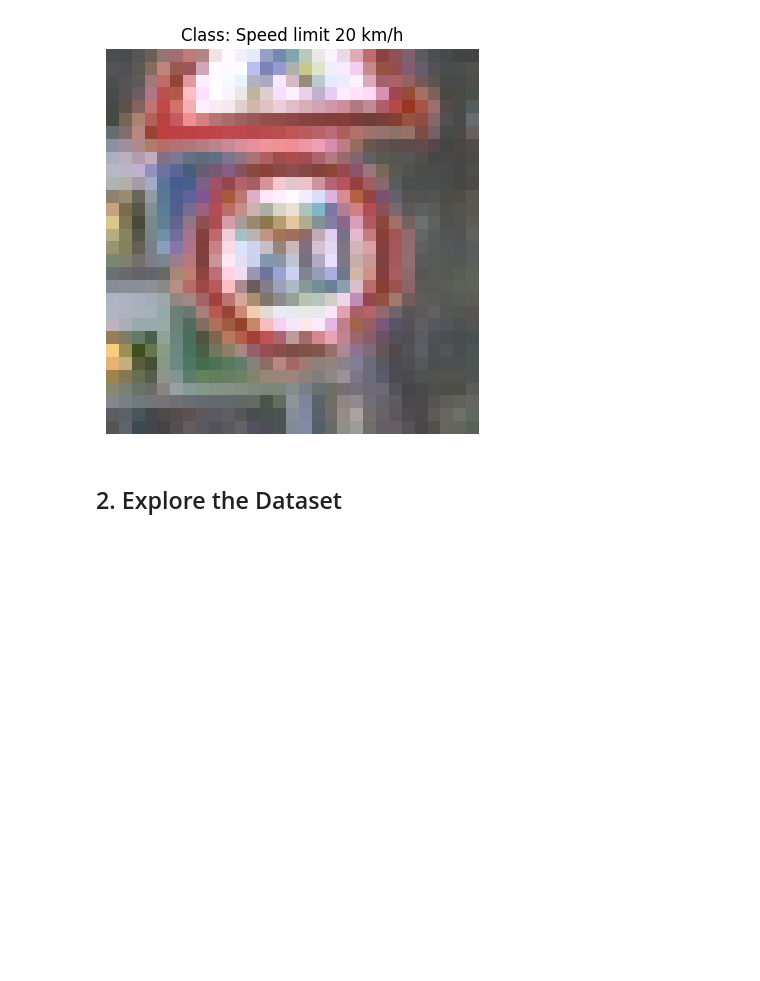
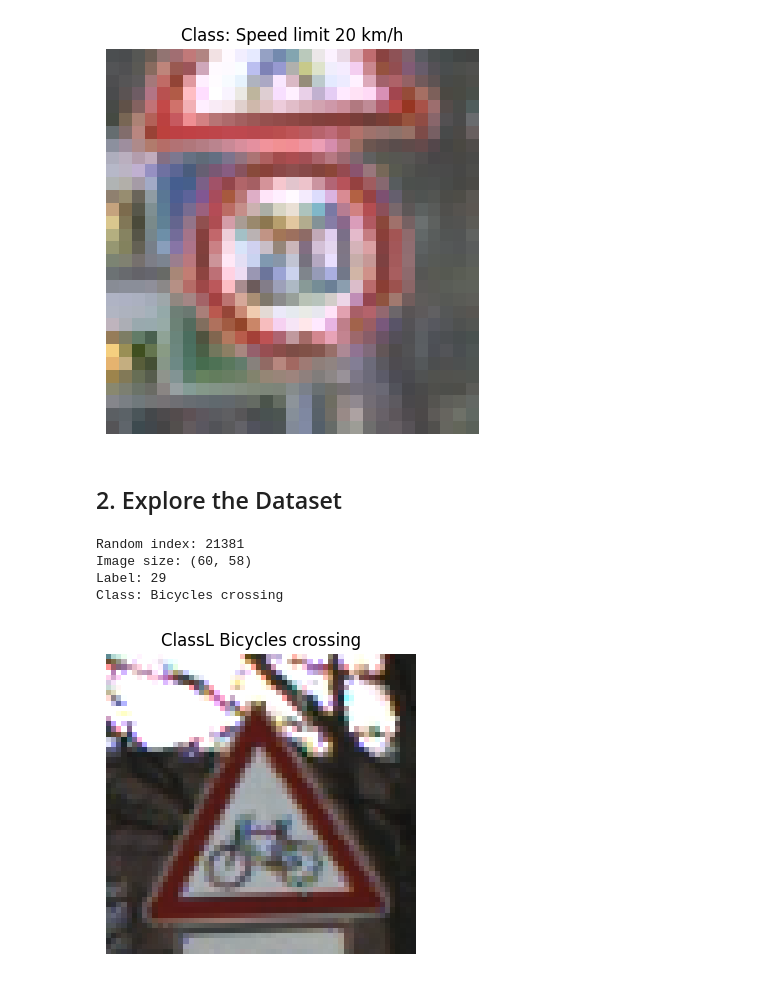
Before and after one commit to RabinPhuyal/Traffic-Sign-Classification-With-Pytorch, a Jupyter notebook: Traffic_Sign_Classification_With_PyTorch.ipynb, the cells around one changed output. Cells and saved outputs as stored; diff of their text form; code cells hidden in the pictures; blank space fills up the shorter version.

Commit message:
Perform Visualization

```diff
--- a/Traffic_Sign_Classification_With_PyTorch.ipynb
+++ b/Traffic_Sign_Classification_With_PyTorch.ipynb
@@ -134,3 +134,29 @@ plt.show()
 [figure]
 # %% [markdown]
 ## 2. Explore the Dataset
+# %%
+random_index = random.randint(0,len(train_data)-1)
+
+image,label = train_data[random_index]
+
+print(f"Random index: {random_index}")
+print(f"Image size: {image.size}")
+print(f"Label: {label}")
+print(f"Class: {class_names[label]}")
+# %% [output]
+Random index: 21381
+Image size: (60, 58)
+Label: 29
+Class: Bicycles crossing
+# %%
+#Display the image
+plt.figure(figsize=(4,4))
+
+plt.imshow(image)
+
+plt.title(f"Class: {class_names[label]}")
+plt.axis("off")
+
+plt.show()
+# %% [output]
+[figure, added]
```
Also changed, not shown: parts of 1 cell of this notebook.
